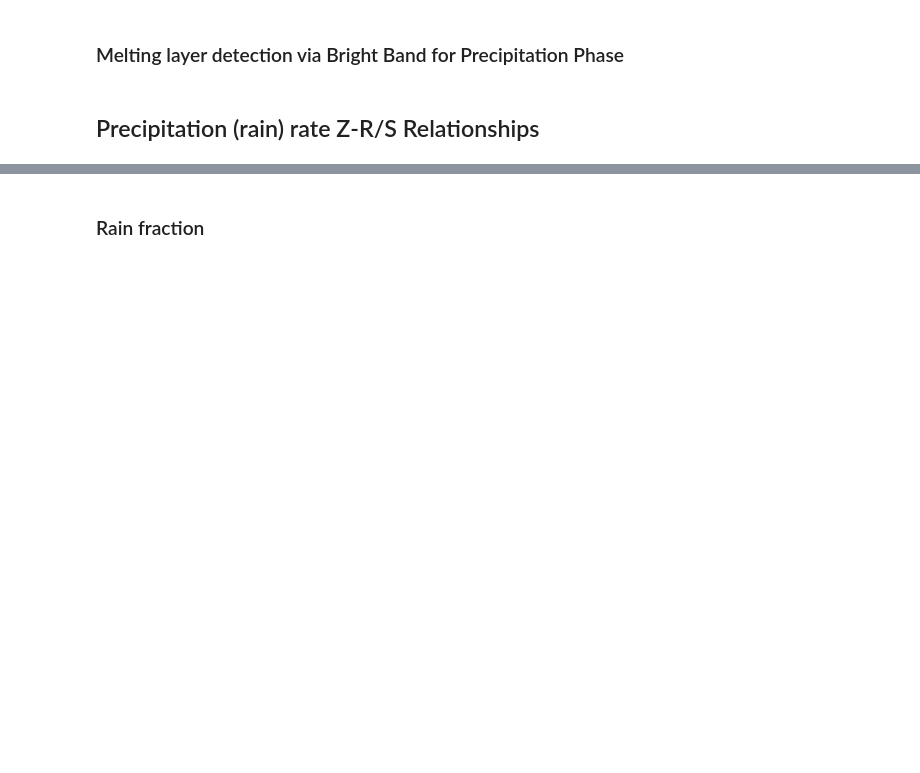
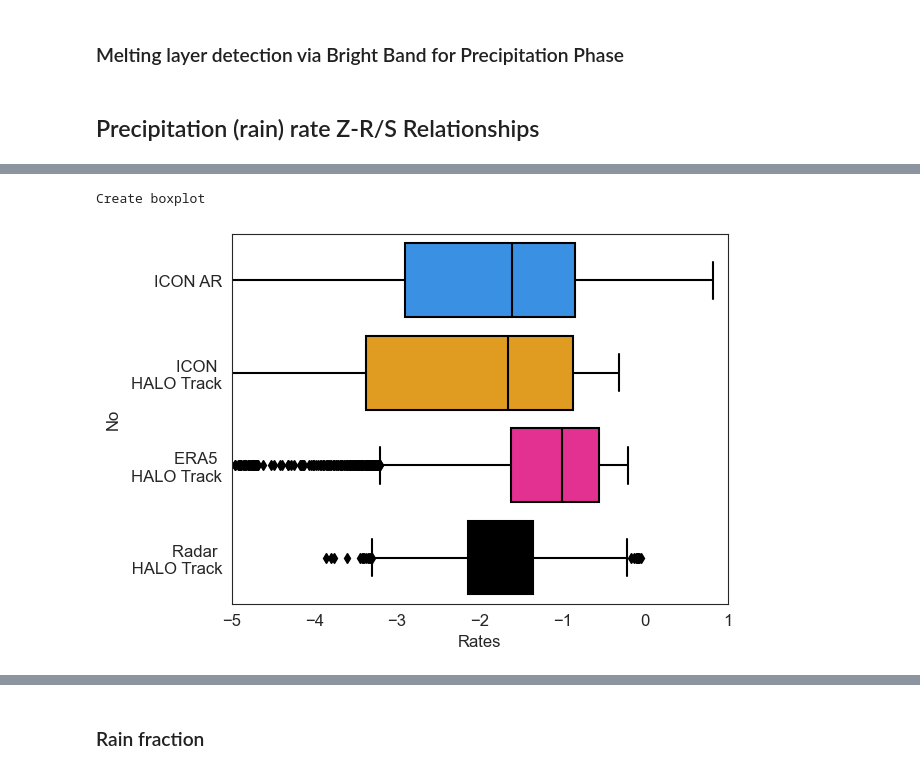
Before and after one commit to hdorff94/HALO_AC3_AR_Budget_Closure, a Jupyter notebook: notebooks/internal_radar_precipitation.ipynb, the cells around one changed output, grey strips where cells are left out. Cells and saved outputs as stored; diff of their text form; code cells hidden in the pictures; blank space fills up the shorter version.

```diff
--- a/notebooks/internal_radar_precipitation.ipynb
+++ b/notebooks/internal_radar_precipitation.ipynb
@@ -657,0 +1608,6 @@ Figure saved as  C:\Users\u300737\Desktop\PhD_UHH_WIMI\my_GIT\HALO_AC3_AR_Budget
+# %%
+boxplot_precip_comparison(precip_icon_series,halo_icon_hmp,halo_era5, radar_precip_rate)
+#radar_precip_rate
+# %% [output]
+Create boxplot
+[figure, added]
```
Also changed, not shown: parts of 41 cells of this notebook, 12 other files.
